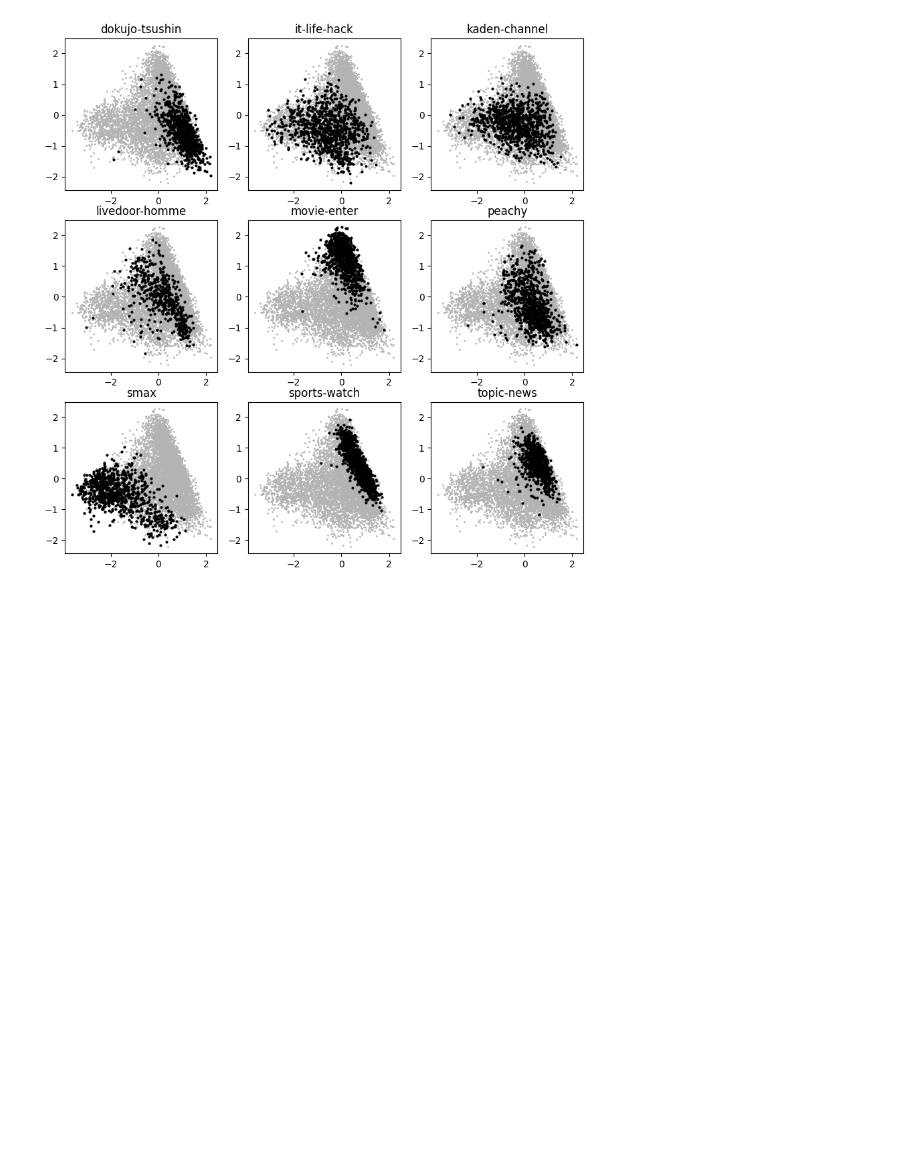
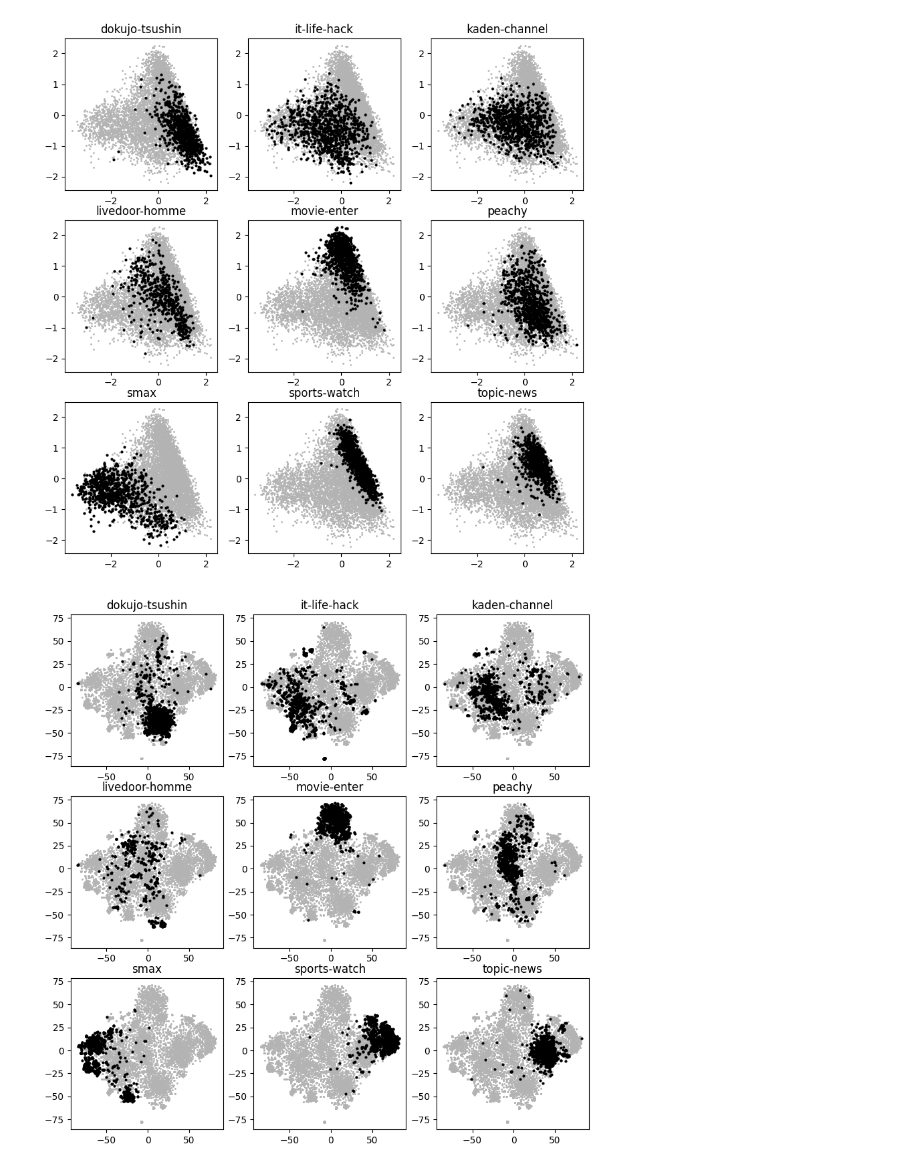
Before and after one commit to maton369/BERT_Practice, a Jupyter notebook: Chapter10.ipynb, the cells around one changed output. Saved outputs shown, nothing was run; the diff lists cells and outputs as text; code cells hidden in the pictures; blank space fills up the shorter version.

```diff
--- a/Chapter10.ipynb
+++ b/Chapter10.ipynb
@@ -218,0 +265,62 @@ for label in range(9):
+# %%
+# 10-9
+# -------------------------------------------------------------
+# 目的（理論）：
+# - 10-8 で t-SNE により 2 次元へ非線形射影した文ベクトル
+#   （sentence_vectors_tsne ∈ R^{N×2}）を、9 クラスごとの
+#   小マルチプル（3×3 サブプロット）で可視化する。
+# - 各サブプロットでは「全体分布（薄灰）」を背景に、
+#   注目クラスのみ「黒」で重ね描きし、**局所近傍構造**の
+#   まとまり・重なり・外れ値傾向を視覚的に比較する。
+#
+# t-SNE を読む際の注意：
+# - t-SNE は局所近傍の保存を最適化する手法であり、
+#   軸の数値やクラスター間距離の“絶対的な大きさ”は解釈しない。
+#   （回転・スケールが恣意的で、全体幾何は歪むことがある）
+# - 初期値・学習率・perplexity・random_state に敏感で再現性が低い。
+#   比較実験では必ずパラメータと乱数種をログ化する。
+# - N が大きい場合は描画負荷が高くなるため、alpha を下げる、
+#   サンプリングする、rasterized=True を利用する等の工夫が有効。
+#
+# 前提：
+# - sentence_vectors_tsne : ndarray 形状 [N, 2]（10-8 で作成済み）
+# - labels               : ndarray 形状 [N]   （クラスID 0..8）
+# - category_list        : 長さ 9 のクラス名リスト（labels と対応）
+# -------------------------------------------------------------
+
+plt.figure(figsize=(10, 10))  # 全体キャンバス（3×3 の小図を並べる）
+
+for label in range(9):
+    plt.subplot(3, 3, label + 1)  # サブプロットの配置（1..9）
+    index = labels == label  # 対象クラスのブールマスク
+
+    # 背景：全サンプル（薄灰・小さめマーカー）
+    # ねらい：各小図でも“全体の地形”を参照し、対象クラスの相対位置を把握する
+    plt.plot(
+        sentence_vectors_tsne[:, 0],
+        sentence_vectors_tsne[:, 1],
+        "o",
+        markersize=1,
+        color=[0.7, 0.7, 0.7],
+    )
+
+    # 前景：対象クラスのみ（黒・やや大きいマーカー）
+    # ねらい：局所クラスタの凝集度・ばらつき・外れ値を視認しやすくする
+    plt.plot(
+        sentence_vectors_tsne[index, 0],
+        sentence_vectors_tsne[index, 1],
+        "o",
+        markersize=2,
+        color="k",
+    )
+
+    # 小図タイトルにクラス名を表示
+    plt.title(category_list[label])
+
+# メモ（改善案；ここではコードは変えない）：
+# - plt.subplots(sharex=True, sharey=True) で軸を共有するとクラス間比較がしやすい。
+# - 描画高速化や重なり可視化には scatter + alpha（例：alpha=0.3）や rasterized=True を検討。
+# - t-SNE の結果解釈は「まとまりの有無」「混ざり方の傾向」に留め、
+#   距離の絶対値評価やクラス間距離の大小比較には用いない。
+# %% [output]
+[figure, added]
```
Also changed, not shown: parts of 1 cell of this notebook.
